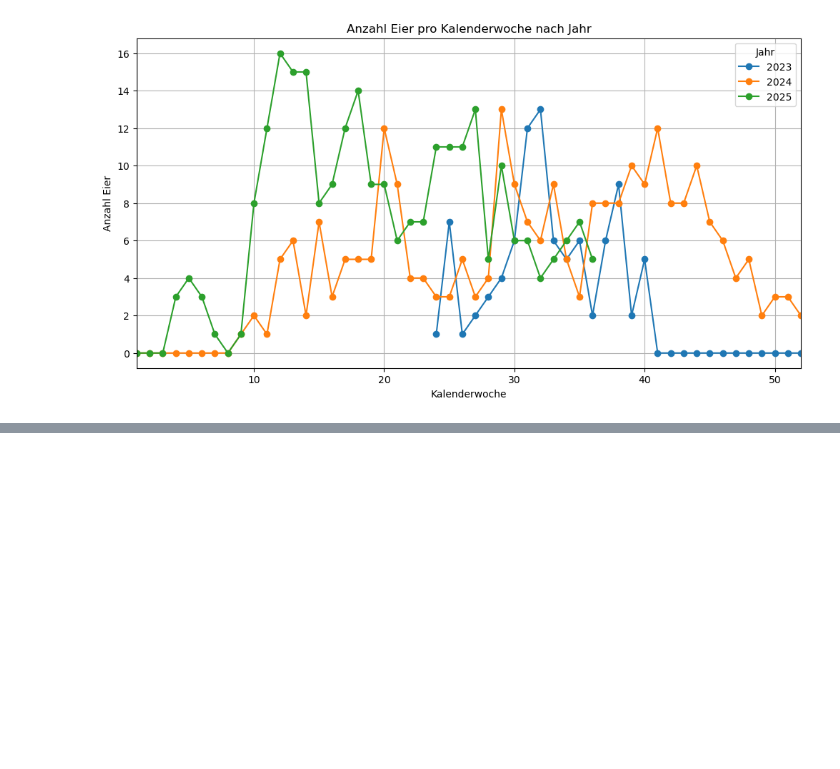
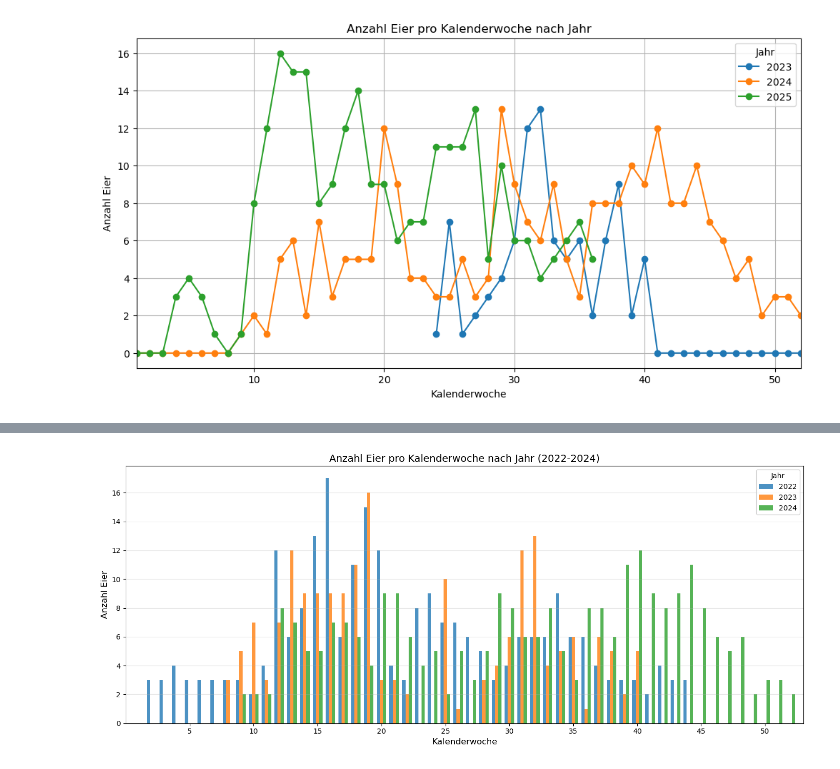
Before and after one commit to xtothell/parse-huehner-chat, a Jupyter notebook: plot eier.ipynb, the cells around one changed output, grey strips where cells are left out. Cells and saved outputs as stored; diff of their text form; code cells hidden in the pictures; blank space fills up the shorter version.

```diff
--- a/plot eier.ipynb
+++ b/plot eier.ipynb
@@ -38,0 +77,90 @@ plt.show()
+# %%
+import pandas as pd
+import matplotlib.pyplot as plt
+import numpy as np
+
+# Read the CSV file
+df = pd.read_csv("./private/combined_output.csv")
+
+# Convert 'Date' column to datetime format
+df['Date'] = pd.to_datetime(df['Date'])
+
+# Extract ISO year and week from the date
+# ISO calendar is used for week numbers (week 1 is the first week with a Thursday)
+df['Jahr'] = df['Date'].dt.isocalendar().year
+df['Kalenderwoche'] = df['Date'].dt.isocalendar().week
+
+# Group by year and week, then sum the 'Eier' column
+weekly_eier = df.groupby(['Jahr', 'Kalenderwoche'])['Eier'].sum().reset_index()
+
+# Filter to only include years 2022, 2023, and 2024
+weekly_eier = weekly_eier[weekly_eier['Jahr'].isin([2022, 2023, 2024])]
+
+# Create the plot
+plt.figure(figsize=(14, 6))
+
+# Define the years we want to display
+years = [2022, 2023, 2024]
+
+# Define colors for each year (you can customize these)
+colors = {
+    2022: '#1f77b4',  # Blue
+    2023: '#ff7f0e',  # Orange
+    2024: '#2ca02c'   # Green
+}
+
+# Set the width of each bar
+# We divide by the number of years + 1 to leave some space between groups
+bar_width = 0.25
+
+# Create an array of week numbers (1 to 52)
+weeks = np.arange(1, 53)
+
+# For each year, plot a bar chart
+for i, jahr in enumerate(years):
+    # Get data for this specific year
+    data = weekly_eier[weekly_eier['Jahr'] == jahr]
+
+    # Create a complete week range with zeros for missing weeks
+    # This ensures all weeks are represented even if there's no data
+    complete_data = pd.DataFrame({'Kalenderwoche': weeks})
+    complete_data = complete_data.merge(data, on='Kalenderwoche', how='left')
+    complete_data['Eier'] = complete_data['Eier'].fillna(0)
+
+    # Calculate the x position for bars of this year
+    # Offset each year's bars so they appear side by side
+    x_positions = weeks + (i - 1) * bar_width
+
+    # Plot the bars for this year
+    plt.bar(
+        x_positions,
+        complete_data['Eier'],
+        width=bar_width,
+        label=str(jahr),
+        color=colors[jahr],
+        alpha=0.8
+    )
+
+# Set x-axis limits and labels
+plt.xlim(0, 53)
+plt.xlabel("Kalenderwoche", fontsize=12)
+plt.ylabel("Anzahl Eier", fontsize=12)
+plt.title("Anzahl Eier pro Kalenderwoche nach Jahr (2022-2024)", fontsize=14)
+
+# Set x-axis ticks to show every 5th week
+# This creates tick marks at weeks 5, 10, 15, 20, 25, 30, 35, 40, 45, 50
+plt.xticks(np.arange(5, 53, 5))
+
+# Add legend to identify which color represents which year
+plt.legend(title="Jahr", fontsize=10)
+
+# Add a grid for easier reading (only horizontal lines)
+plt.grid(True, axis='y', alpha=0.3)
+
+# Make the layout tight so nothing gets cut off
+plt.tight_layout()
+
+# Display the plot
+plt.show()
+# %% [output]
+[figure, added]
```
Also changed, not shown: parts of 2 cells of this notebook, 5 other files.
